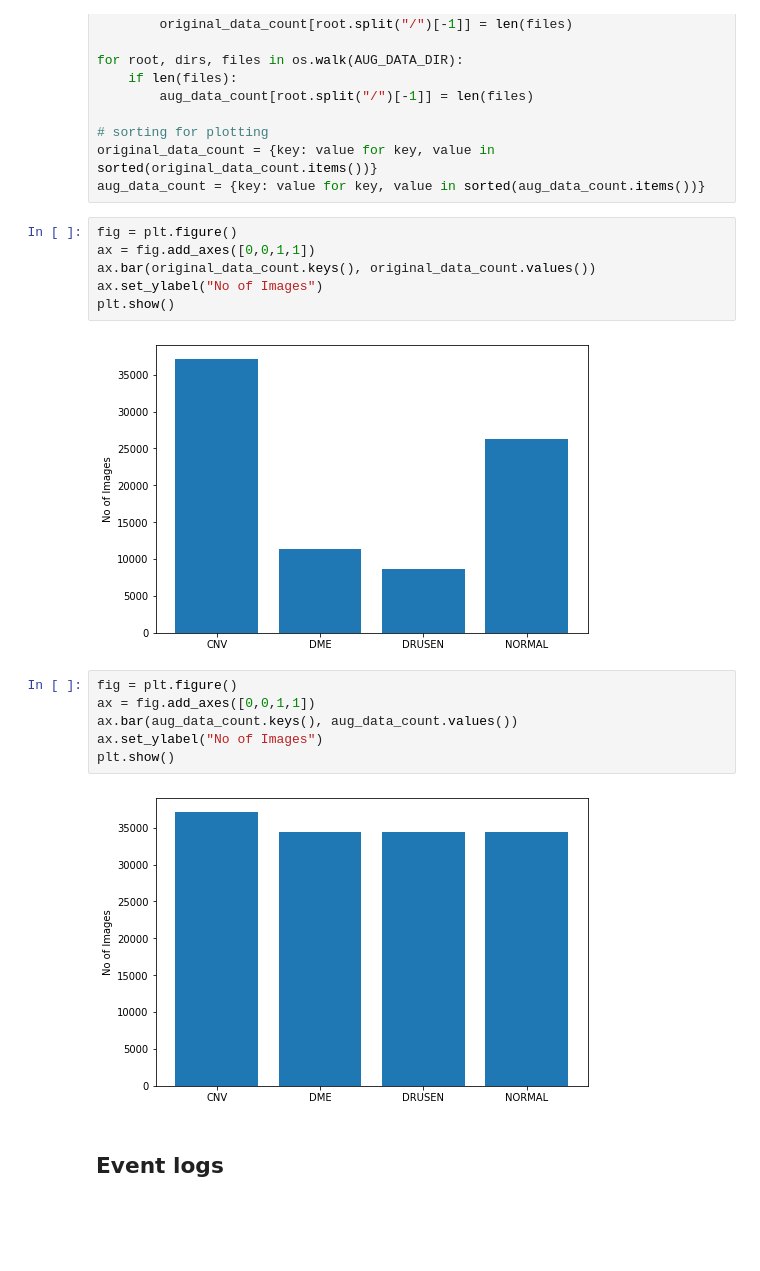
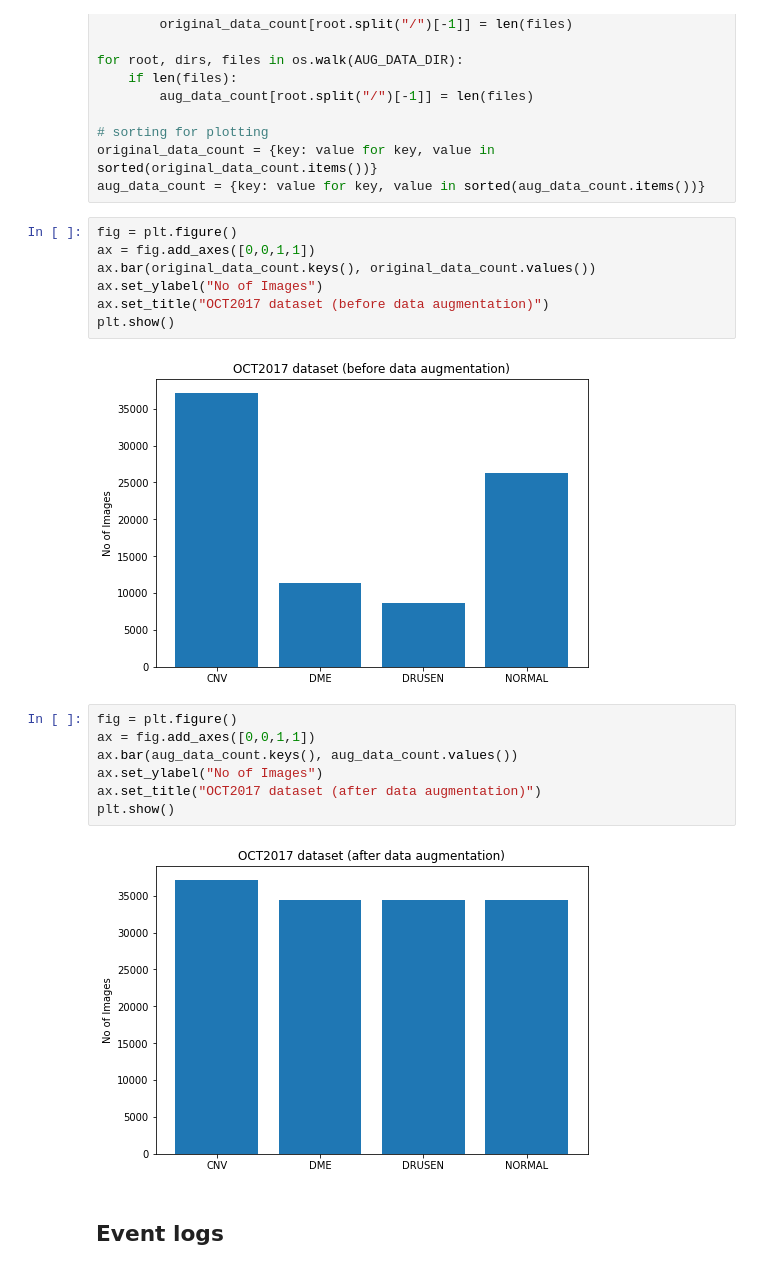
Before and after one commit to aneesurhashmi/oct2017, a Jupyter notebook: results.ipynb, the cells around one changed output. Drawn from its saved outputs; the diff is of its cells as text; blank space fills up the shorter version.

Commit message:
graphics and results added

```diff
--- a/results.ipynb
+++ b/results.ipynb
@@ -28,19 +28,21 @@ aug_data_count = {key: value for key, value in sorted(aug_data_count.items())}
 # %%
 fig = plt.figure()
 ax = fig.add_axes([0,0,1,1])
 ax.bar(original_data_count.keys(), original_data_count.values())
 ax.set_ylabel("No of Images")
+ax.set_title("OCT2017 dataset (before data augmentation)")
 plt.show()
 # %% [output]
-[figure, old version]
+[figure, new version]
 # %%
 fig = plt.figure()
 ax = fig.add_axes([0,0,1,1])
 ax.bar(aug_data_count.keys(), aug_data_count.values())
 ax.set_ylabel("No of Images")
+ax.set_title("OCT2017 dataset (after data augmentation)")
 plt.show()
 # %% [output]
-[figure, old version]
+[figure, new version]
 # %% [markdown]
 ## Event logs
 # %% [markdown]
```
Also changed, not shown: parts of 6 cells of this notebook, 11 other files.
